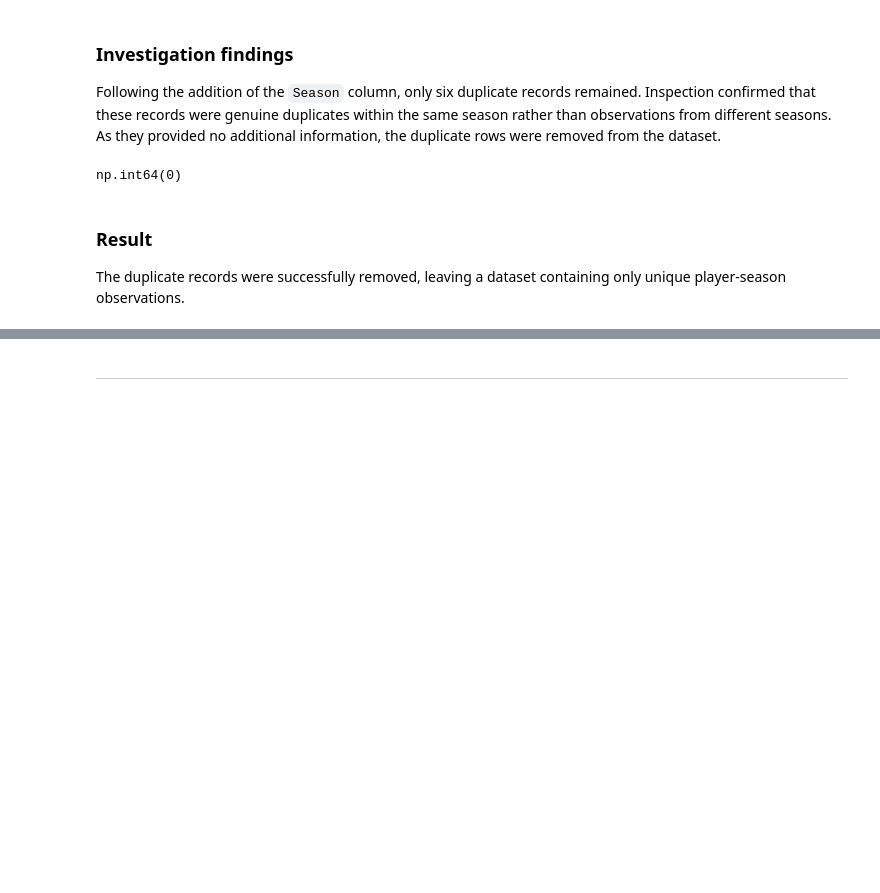
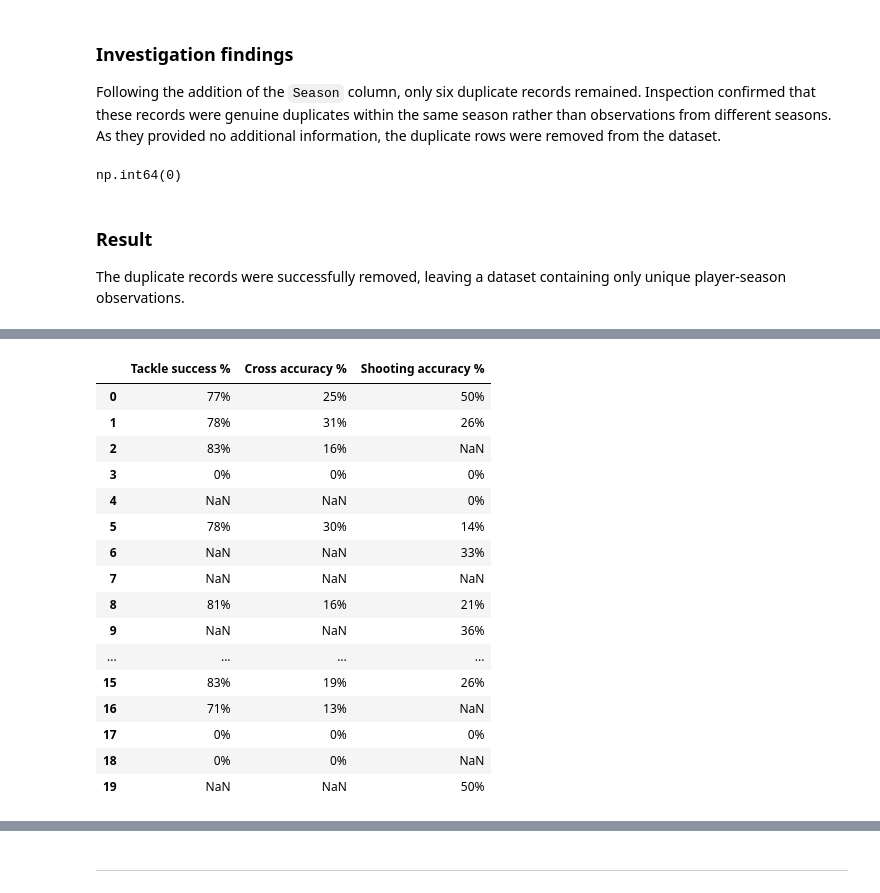
Before and after one commit to garethrogers28/premier-league-predictor, a Jupyter notebook: jupyter_notebooks/02_Data_Cleaning.ipynb, the cells around one changed output, grey strips where cells are left out. Cells and saved outputs as stored; diff of their text form; code cells hidden in the pictures; blank space fills up the shorter version.

```diff
--- a/jupyter_notebooks/02_Data_Cleaning.ipynb
+++ b/jupyter_notebooks/02_Data_Cleaning.ipynb
@@ -684,0 +715,26 @@ The duplicate records were successfully removed, leaving a dataset containing on
+# %%
+df[
+    [
+        "Tackle success %",
+        "Cross accuracy %",
+        "Shooting accuracy %"
+    ]
+].head(20)
+# %% [output]
+|  | Tackle success % | Cross accuracy % | Shooting accuracy % |
+| 0 | 77% | 25% | 50% |
+| 1 | 78% | 31% | 26% |
+| 2 | 83% | 16% | NaN |
+| 3 | 0% | 0% | 0% |
+| 4 | NaN | NaN | 0% |
+| 5 | 78% | 30% | 14% |
+| 6 | NaN | NaN | 33% |
+| 7 | NaN | NaN | NaN |
+| 8 | 81% | 16% | 21% |
+| 9 | NaN | NaN | 36% |
+| ... | ... | ... | ... |
+| 15 | 83% | 19% | 26% |
+| 16 | 71% | 13% | NaN |
+| 17 | 0% | 0% | 0% |
+| 18 | 0% | 0% | NaN |
+| 19 | NaN | NaN | 50% |
```
Also changed, not shown: parts of 18 cells of this notebook.
